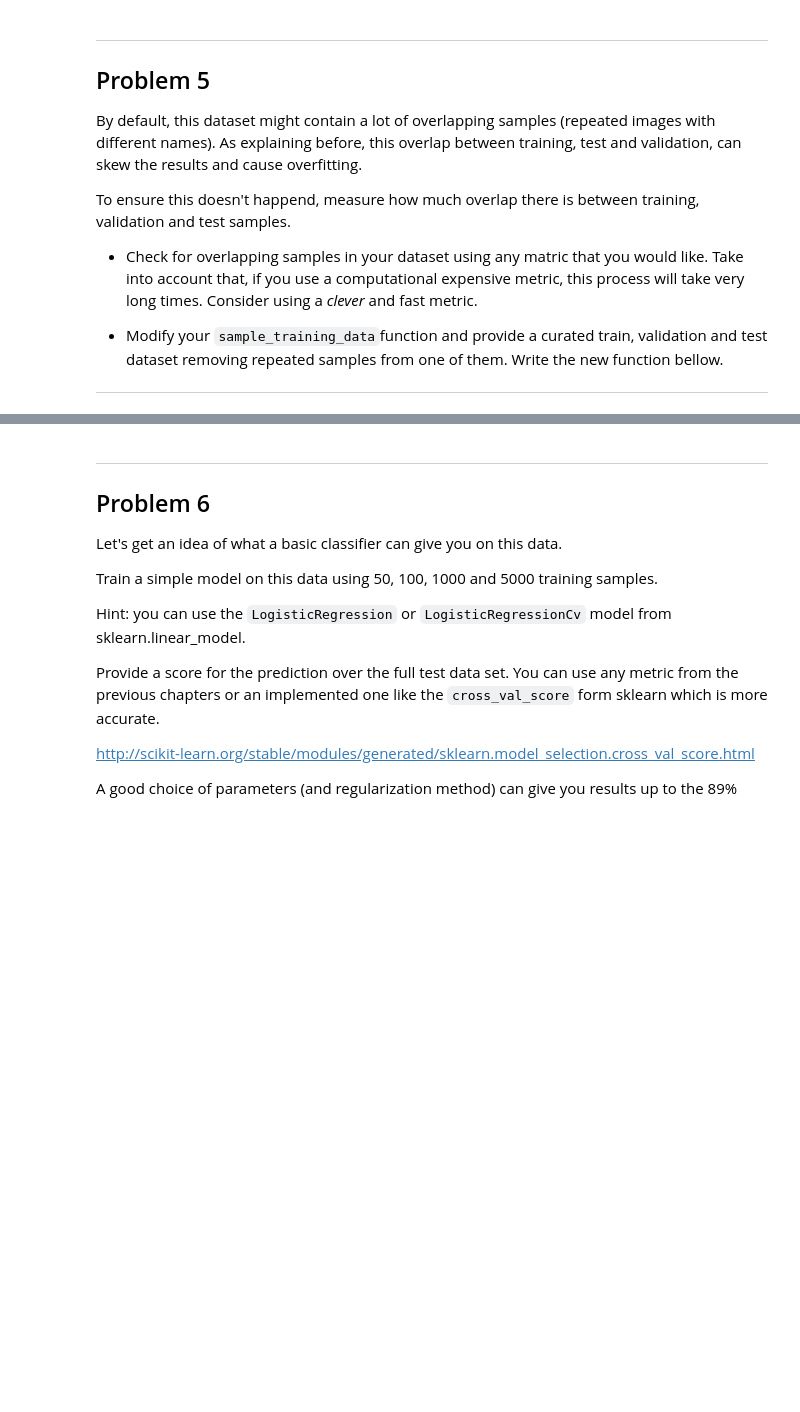
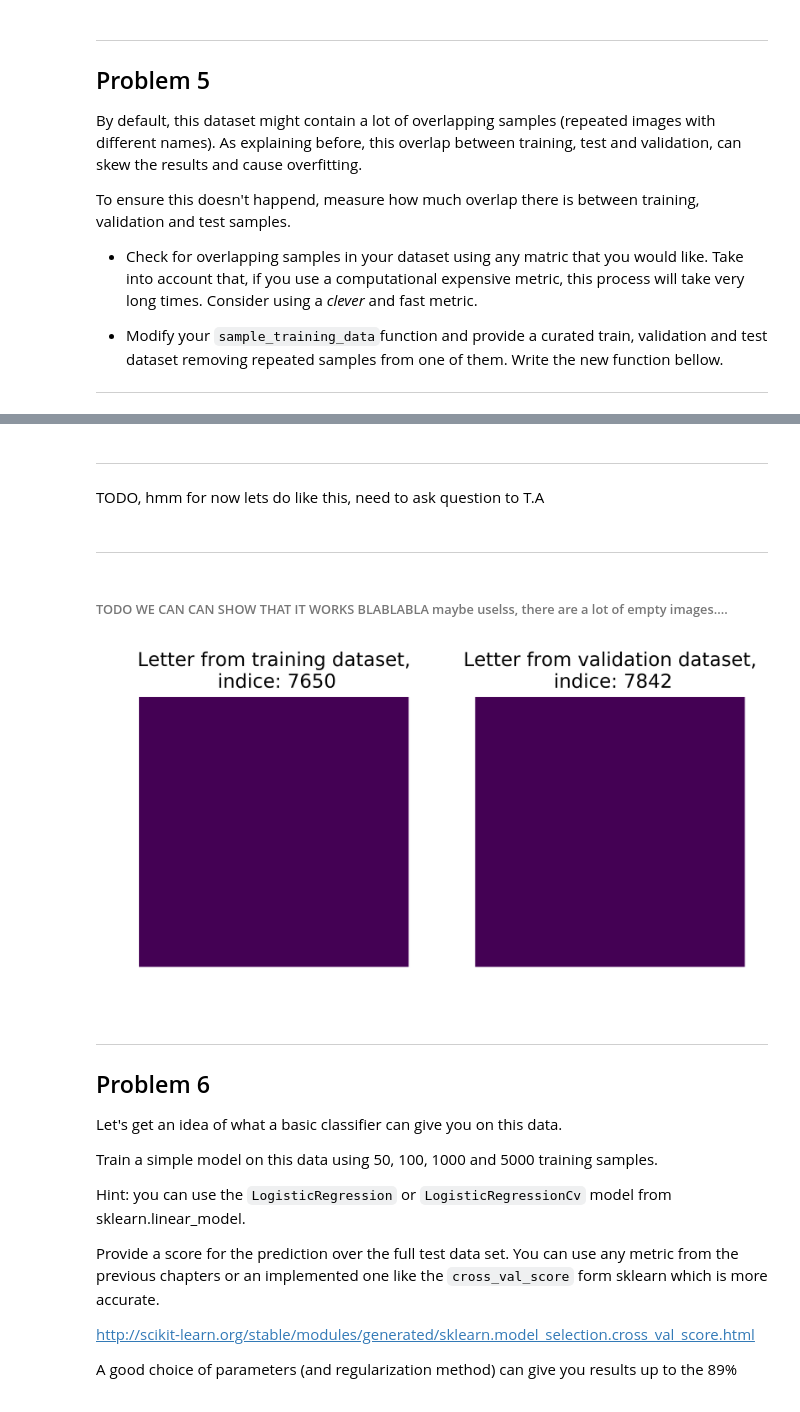
Before and after one commit to TTimTT/IPLab, a Jupyter notebook: assignments/Tim.ipynb, the cells around one changed output, grey strips where cells are left out. Saved outputs shown, nothing was run; the diff lists cells and outputs as text; code cells hidden in the pictures; blank space fills up the shorter version.

Commit message:
Backup + probleme 5 solution found, need to clean up things

```diff
--- a/assignments/Tim.ipynb
+++ b/assignments/Tim.ipynb
@@ -704,0 +655,8 @@ IndexError: list index out of range
+# %%
+# Find similarities between training and validation set
+train_valida_list = find_similarities(train_dataset, validation_dataset)
+train_test_list = find_similarities(train_dataset, test_dataset)
+valid_test_list = find_similarities(validation_dataset, test_dataset)
+# %% [markdown]
+----
+TODO, hmm for now lets do like this, need to ask question to T.A
@@ -705,3 +680,33 @@ IndexError: list index out of range
+# %% [markdown]
+-----
+# %% [markdown]
+###### TODO WE CAN CAN SHOW THAT IT WORKS BLABLABLA maybe uselss, there are a lot of empty images....
+# %%
+# From this we can just look where the idx is different than the max (otherwise the distance is infinity)
+row_idx, col_idx = np.where(np.array(train_valida_list) < len(train_valida_list))
+
+# We can then show that it is working well, let us choose a random number within the number of possible indices
+n_rand = random.randint(1,len(col_idx))
+
+# Acces the corresponding idx from  the training and validation dataset
+rand_idx_train = train_valida_list[row_idx[n_rand]][col_idx[n_rand]]
+rand_idx_valid = row_idx[n_rand]
+
+# Plot the results
+fig, ax = plt.subplots(1,2)
+plt.tight_layout()
+ax[0].imshow(train_dataset[rand_idx_train])
+ax[0].axis('off')
+ax[0].set_title("Letter from training dataset,\n indice: "+str(rand_idx_train))
+
+ax[1].imshow(validation_dataset[rand_idx_valid])
+ax[1].axis('off')
+ax[1].set_title("Letter from validation dataset,\n indice: "+str(rand_idx_valid))
+
+plt.show()
+# Try to re-execute this cell multiple times, it is working well!
+# %% [output]
+[figure, added]
 # %% [markdown]
 ---
 Problem 6
```
Also changed, not shown: parts of 15 cells of this notebook.
